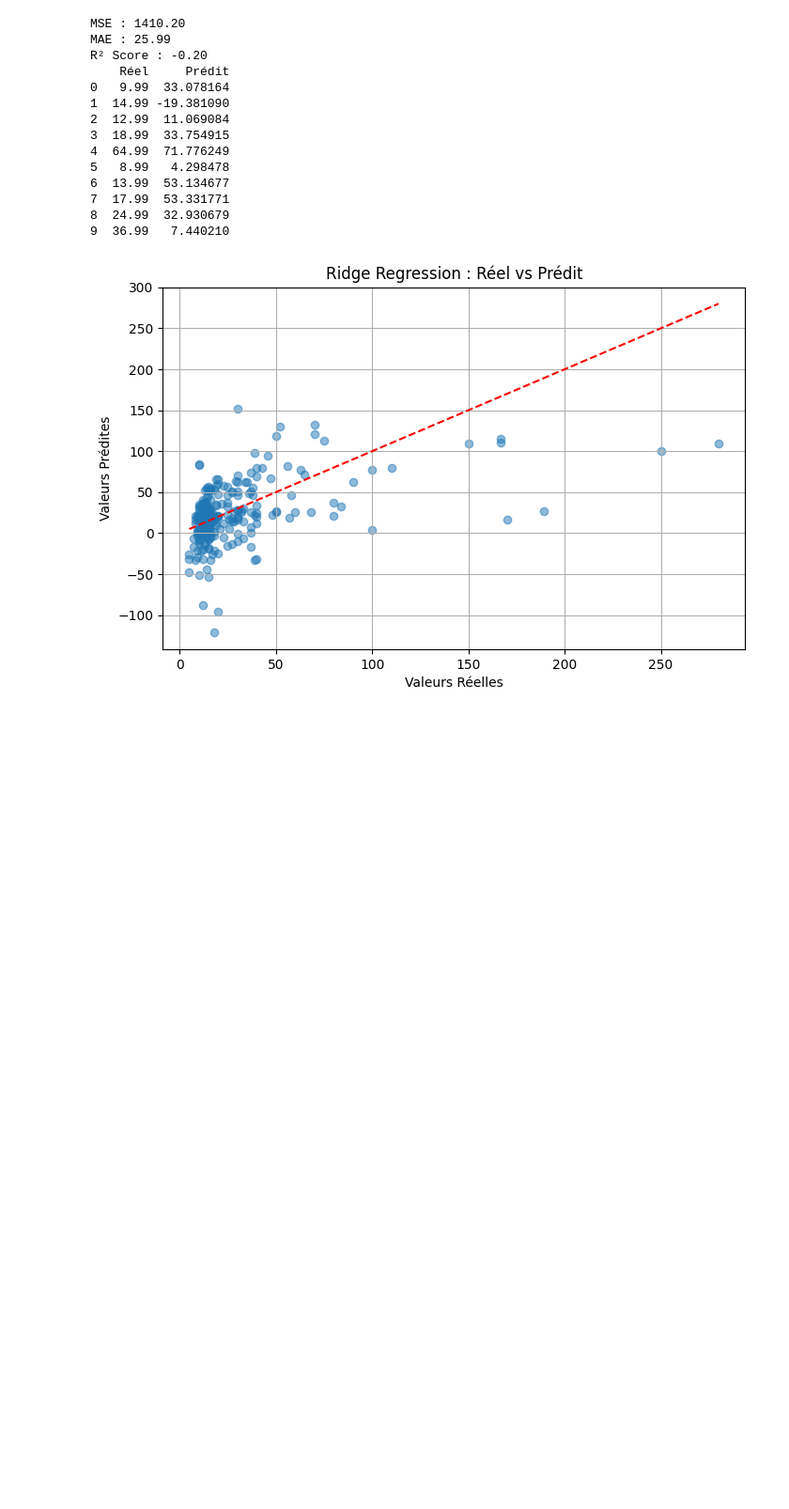
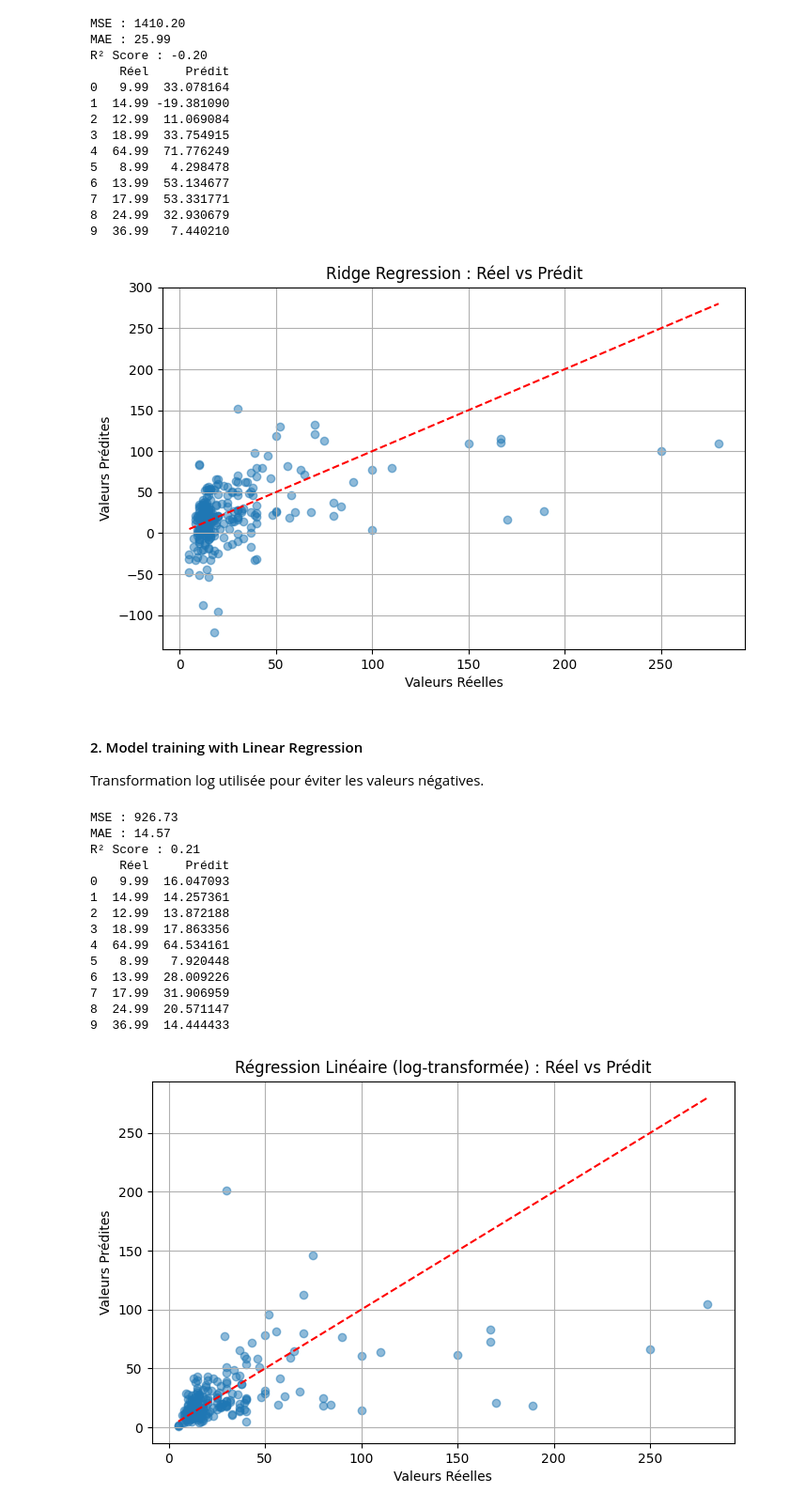
Before and after one commit to pierreLouisClv/Spochify, a Jupyter notebook: Spochify.ipynb, the cells around one changed output. Shown: that part at 94% size. Drawn from its saved outputs; the diff is of its cells as text; code cells hidden in the pictures; blank space fills up the shorter version.

Commit message:
Model training with Linear Regression and log transformation added

```diff
--- a/Spochify.ipynb
+++ b/Spochify.ipynb
@@ -334,3 +270,72 @@ R² Score : -0.20
 8  24.99  32.930679
 9  36.99   7.440210
 [figure]
+# %% [markdown]
+#### 2. Model training with Linear Regression
+
+Transformation log utilisée pour éviter les valeurs négatives.
+# %%
+# 1. Séparation des données
+titles = wine_df['Title']
+X = wine_df.drop(columns=['Price_clean', 'Title'])  # ou autre cible
+y = wine_df['Price_clean']
+
+# Transformation log (log des prix)
+y_log = np.log(y)
+
+X_train, X_test, y_train_log, y_test_log = train_test_split(X, y_log, test_size=0.2, random_state=42)
+
+# 2. Pipeline StandardScaler + LinearRegression
+model_pipeline = Pipeline([
+    ('scaler', StandardScaler()),
+    ('linear', LinearRegression())
+])
+
+# 3. Entraînement
+model_pipeline.fit(X_train, y_train_log)
+
+# 4. Prédictions (log space)
+y_pred_log = model_pipeline.predict(X_test)
+
+# 5. Transformation inverse : exp(log(y)) = y
+y_pred = np.exp(y_pred_log)
+y_test = np.exp(y_test_log)  # on remet aussi y_test à l'échelle originale
+
+# 6. Évaluation
+print(f"MSE : {mean_squared_error(y_test, y_pred):.2f}")
+print(f"MAE : {mean_absolute_error(y_test, y_pred):.2f}")
+print(f"R² Score : {r2_score(y_test, y_pred):.2f}")
+
+# 7. Comparaison valeurs réelles vs prédites
+results = pd.DataFrame({
+    'Réel': y_test.values,
+    'Prédit': y_pred
+}).reset_index(drop=True)
+
+print(results.head(10))
+
+# 8. Graphique
+plt.figure(figsize=(8, 5))
+plt.scatter(y_test, y_pred, alpha=0.5)
+plt.plot([y_test.min(), y_test.max()], [y_test.min(), y_test.max()], 'r--')  # diagonale parfaite
+plt.xlabel('Valeurs Réelles')
+plt.ylabel('Valeurs Prédites')
+plt.title('Régression Linéaire (log-transformée) : Réel vs Prédit')
+plt.grid(True)
+plt.show()
+# %% [output]
+MSE : 926.73
+MAE : 14.57
+R² Score : 0.21
+    Réel     Prédit
+0   9.99  16.047093
+1  14.99  14.257361
+2  12.99  13.872188
+3  18.99  17.863356
+4  64.99  64.534161
+5   8.99   7.920448
+6  13.99  28.009226
+7  17.99  31.906959
+8  24.99  20.571147
+9  36.99  14.444433
+[figure, added]
```
Also changed, not shown: parts of 7 cells of this notebook.
